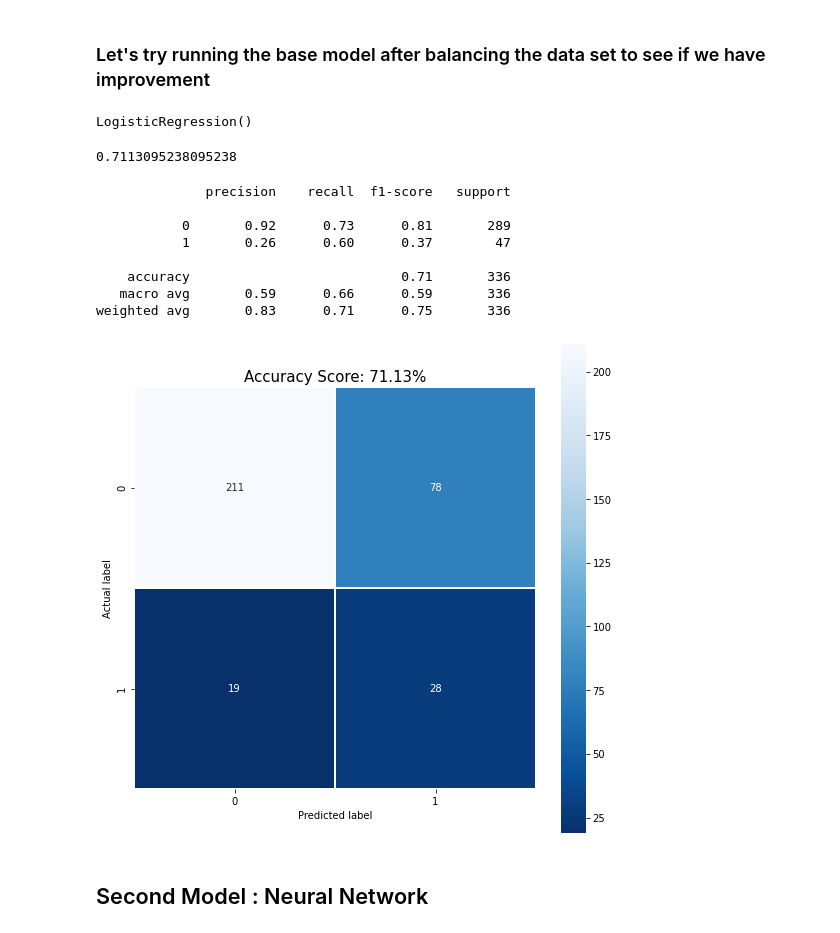
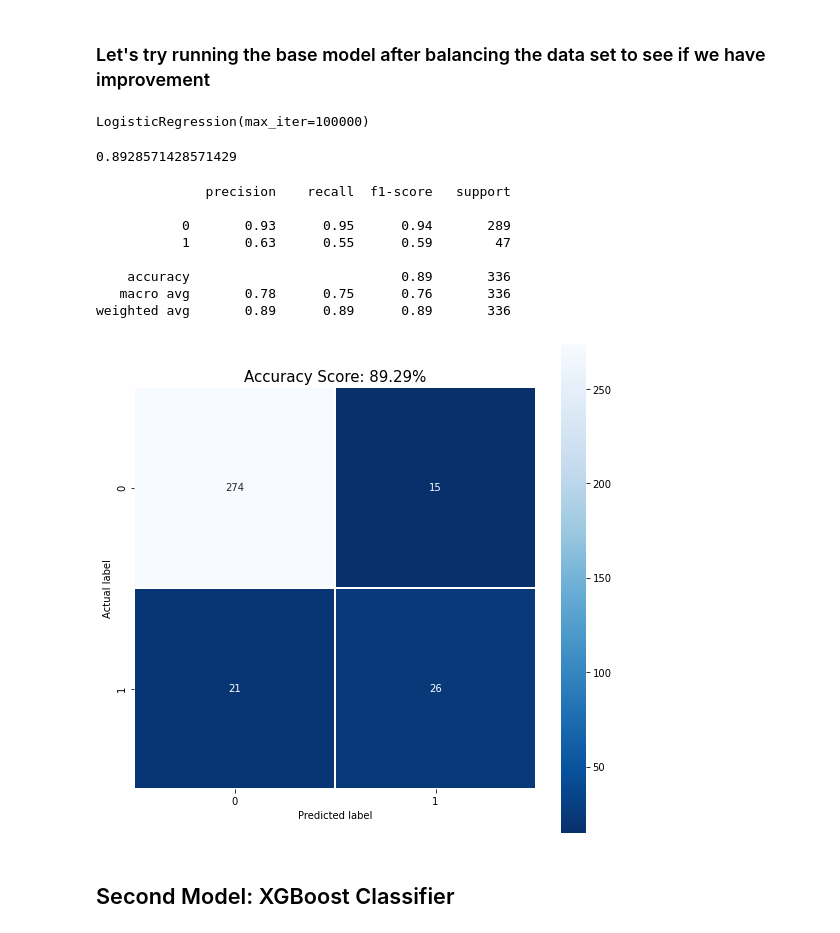
Before and after one commit to markmlowe/capstone, a Jupyter notebook: notebooks/01_mml_initial_data_exploration.ipynb, the cells around one changed output. Cells and saved outputs as stored; diff of their text form; code cells hidden in the pictures.

```diff
--- a/notebooks/01_mml_initial_data_exploration.ipynb
+++ b/notebooks/01_mml_initial_data_exploration.ipynb
@@ -229,7 +229,7 @@ Index(['Age', 'DailyRate', 'DistanceFromHome', 'Education',
 from sklearn.linear_model import LogisticRegression
 
 # create the base instance of the model for exploration
-log_r = LogisticRegression()
+log_r = LogisticRegression(max_iter=100000)
 # %%
 # split the data after numeric conversion
 x_train, x_test, y_train, y_test = train_test_split(x,y, test_size =0.2, random_state=42)
@@ -286,32 +288,32 @@ x_bal_train, y_bal_train = oversample.fit_resample(x_train, y_train)
 # fit the data on the balanced training data
 log_r.fit(x_bal_train, y_bal_train)
 # %% [output]
-LogisticRegression()
+LogisticRegression(max_iter=100000)
 # %%
 predictions = log_r.predict(x_test)
-score = log_r.score(x_test, y_test)
-print(score)
+logr_score = log_r.score(x_test, y_test)
+print(logr_score)
 # %% [output]
-0.7113095238095238
+0.8928571428571429
 # %%
 cm = metrics.confusion_matrix(y_test, predictions)
 plt.figure(figsize=(9,9))
-sns.heatmap(cm, annot=True, fmt="d", linewidths=.5, square = True, cmap = 'Blues_r');
-plt.ylabel('Actual label');
-plt.xlabel('Predicted label');
-all_sample_title = 'Accuracy Score: {:.2f}%'.format(score*100, {"3f"})
-plt.title(all_sample_title, size = 15);
+sns.heatmap(cm, annot=True, fmt="d", linewidths=.5, square = True, cmap = 'Blues_r')
+plt.ylabel('Actual label')
+plt.xlabel('Predicted label')
+all_sample_title = 'Accuracy Score: {:.2f}%'.format(logr_score*100, {"3f"})
+plt.title(all_sample_title, size = 15)
 
 print(classification_report(y_test,predictions))
 # %% [output]
               precision    recall  f1-score   support
 
-           0       0.92      0.73      0.81       289
-           1       0.26      0.60      0.37        47
+           0       0.93      0.95      0.94       289
+           1       0.63      0.55      0.59        47
 
-    accuracy                           0.71       336
-   macro avg       0.59      0.66      0.59       336
-weighted avg       0.83      0.71      0.75       336
+    accuracy                           0.89       336
+   macro avg       0.78      0.75      0.76       336
+weighted avg       0.89      0.89      0.89       336
-[figure, old version]
+[figure, new version]
 # %% [markdown]
-## Second Model : Neural Network
+## Second Model: XGBoost Classifier
```
Also changed, not shown: parts of 21 cells of this notebook, 5 other files.
